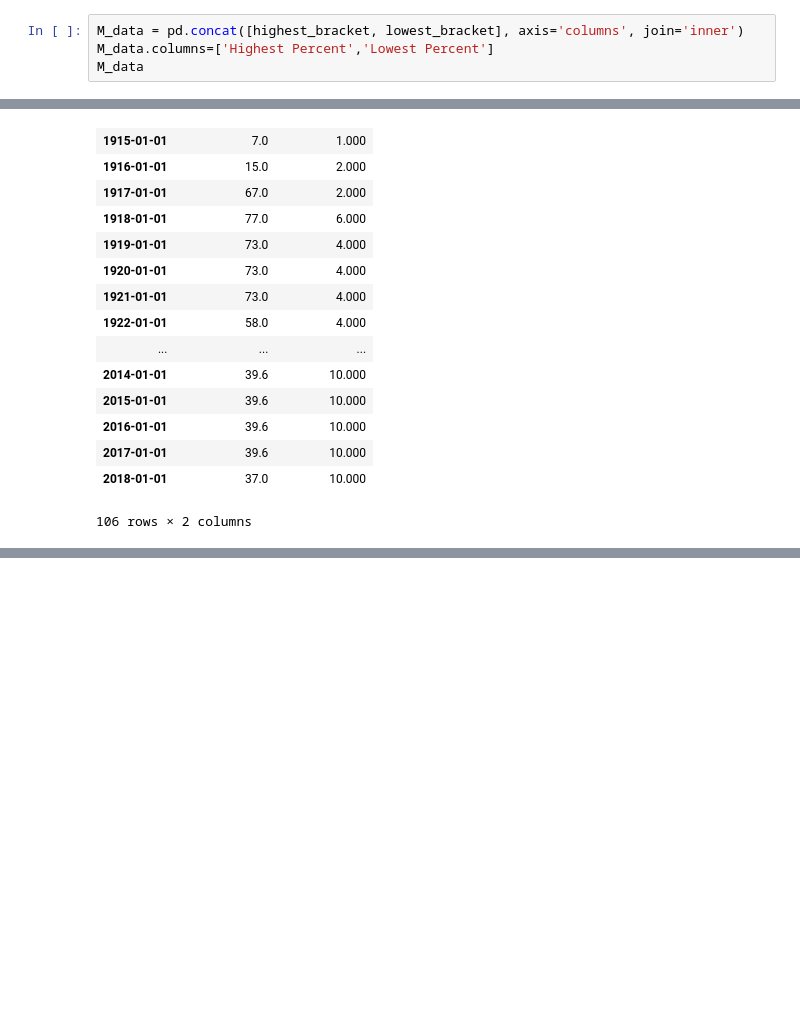
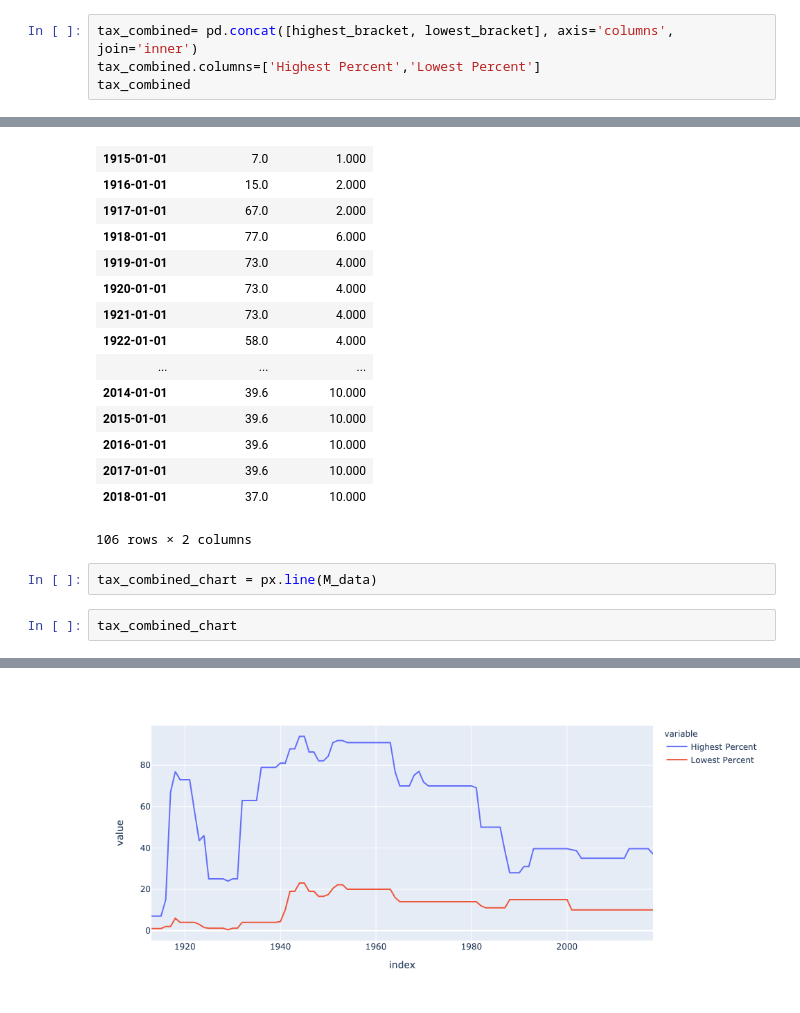
Before and after one commit to 44nash/project_1, a Jupyter notebook: income_tax_rates.ipynb, the cells around one changed output, grey strips where cells are left out. Drawn from its saved outputs; the diff is of its cells as text; blank space fills up the shorter version.

```diff
--- a/income_tax_rates.ipynb
+++ b/income_tax_rates.ipynb
@@ -93,9 +93,9 @@ lowest_bracket
 | 2018-01-01 | 10.000 |
 106 rows × 1 columns
 # %%
-M_data = pd.concat([highest_bracket, lowest_bracket], axis='columns', join='inner')
-M_data.columns=['Highest Percent','Lowest Percent']
-M_data
+tax_combined= pd.concat([highest_bracket, lowest_bracket], axis='columns', join='inner')
+tax_combined.columns=['Highest Percent','Lowest Percent']
+tax_combined
 # %% [output]
 |  | Highest Percent | Lowest Percent |
 | 1913-01-01 | 7.0 | 1.000 |
@@ -115,3 +115,8 @@ M_data
 | 2017-01-01 | 39.6 | 10.000 |
 | 2018-01-01 | 37.0 | 10.000 |
 106 rows × 2 columns
+# %%
+tax_combined_chart = px.line(M_data)
+# %%
+tax_combined_chart
+# %% [output]
@@ -117,0 +124 @@ M_data
+[figure, added]
```
Also changed, not shown: parts of 1 cell of this notebook.
